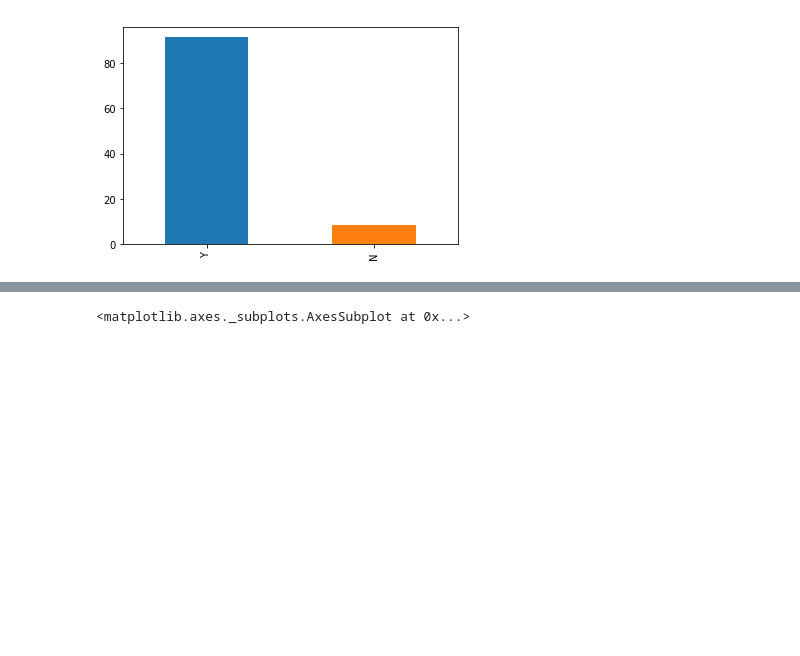
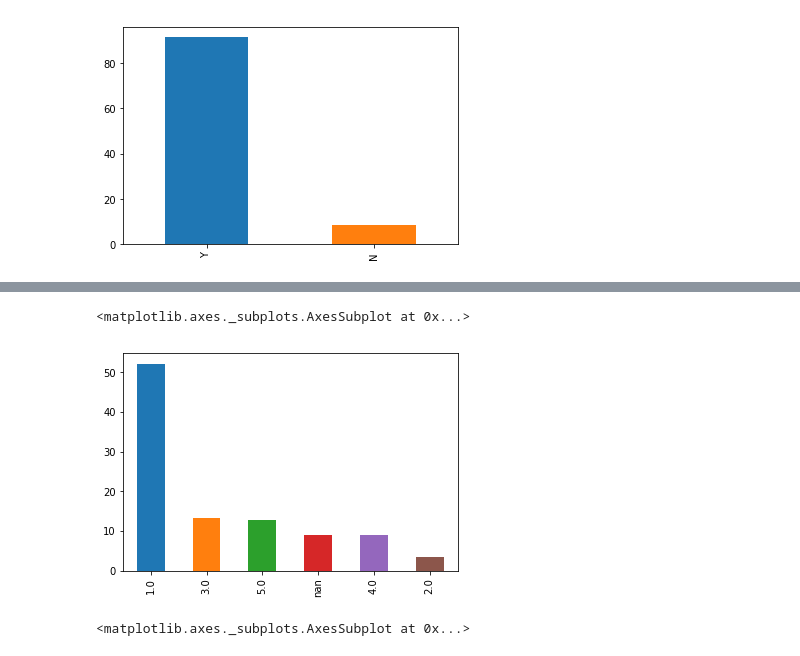
Before and after one commit to yassineAlouini/elo_merchant_category_recommendation, a Jupyter notebook: elo/historical_transactions_eda.ipynb, the cells around one changed output, grey strips where cells are left out. Drawn from its saved outputs; the diff is of its cells as text; code cells hidden in the pictures; blank space fills up the shorter version.

```diff
--- a/elo/historical_transactions_eda.ipynb
+++ b/elo/historical_transactions_eda.ipynb
@@ -137,3 +293,8 @@ array(['A', 'B', 'C', nan], dtype=object)
+# %%
+df.category_2.value_counts(normalize=True, dropna=False).mul(100).plot(kind='bar')
+# %% [output]
+<matplotlib.axes._subplots.AxesSubplot at 0x...>
+[figure, added]
 # %%
 df.category_3.value_counts(normalize=True, dropna=False).mul(100).plot(kind='bar')
 # %% [output]
```
Also changed, not shown: parts of 58 cells of this notebook.
